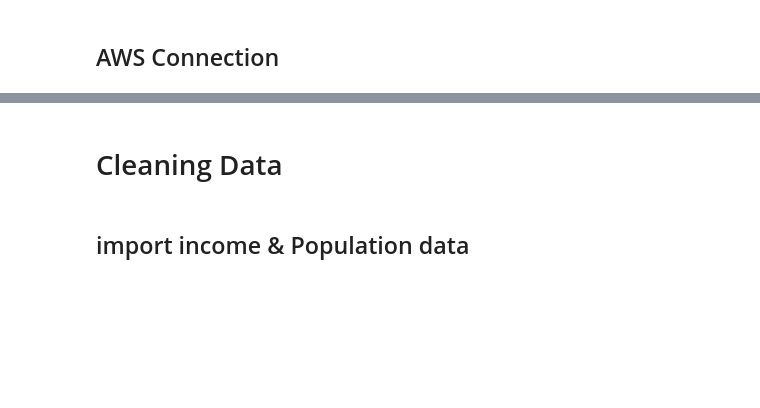
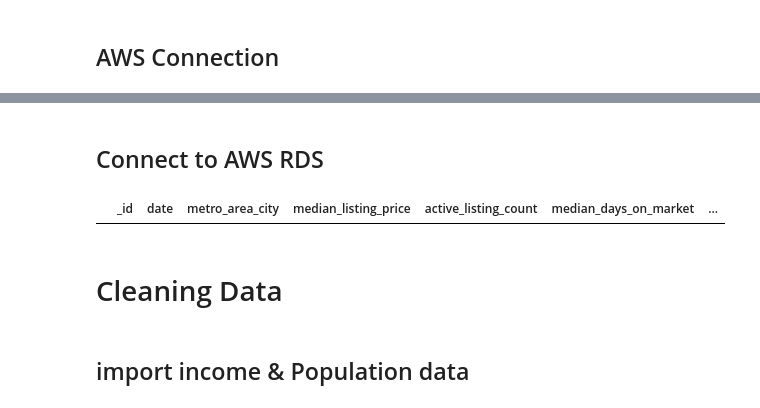
Before and after one commit to marke0816/Sleeper_Cities, a Jupyter notebook: jupyter_notebooks/aws_sleeper_cities.ipynb, the cells around one changed output, grey strips where cells are left out. Saved outputs shown, nothing was run; the diff lists cells and outputs as text; code cells hidden in the pictures; blank space fills up the shorter version.

```diff
--- a/jupyter_notebooks/aws_sleeper_cities.ipynb
+++ b/jupyter_notebooks/aws_sleeper_cities.ipynb
@@ -62,3 +83,40 @@ housing_pd_df.head()
+# %% [markdown]
+## Connect to AWS RDS
+# %%
+import pandas as pd
+from sqlalchemy import create_engine
+
+# follows django database settings format, replace with your own settings
+DATABASES = {
+    'production':{
+        'NAME': 'postgres',
+        'USER': 'root',
+        'PASSWORD': 'sleepercities4',
+        'HOST': 'sleeper-cities-db.c5kluwhs2m0u.us-east-2.rds.amazonaws.com',
+        'PORT': 5432,
+    },
+}
+
+# choose the database to use
+db = DATABASES['production']
+
+# construct an engine connection string
+engine_string = "postgresql+psycopg2://{user}:{password}@{host}:{port}/{database}".format(
+    user = db['USER'],
+    password = db['PASSWORD'],
+    host = db['HOST'],
+    port = db['PORT'],
+    database = db['NAME'],
+)
+
+# create sqlalchemy engine
+engine = create_engine(engine_string)
+
+# read a table from database into pandas dataframe, replace "tablename" with your table name
+df = pd.read_sql_table('housing_data',engine)
+df.head()
+# %% [output]
+|  | _id | date | metro_area_city | median_listing_price | active_listing_count | median_days_on_market | ... |
 # %% [markdown]
 # Cleaning Data
 # %%
```
Also changed, not shown: parts of 7 cells of this notebook, 3 other files.
